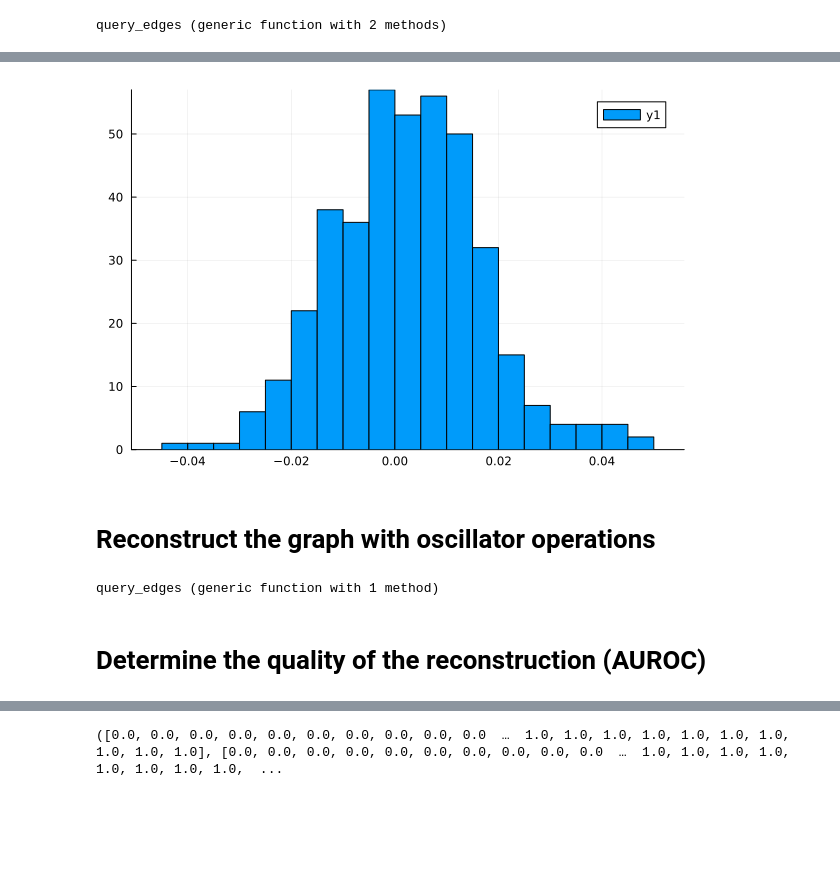
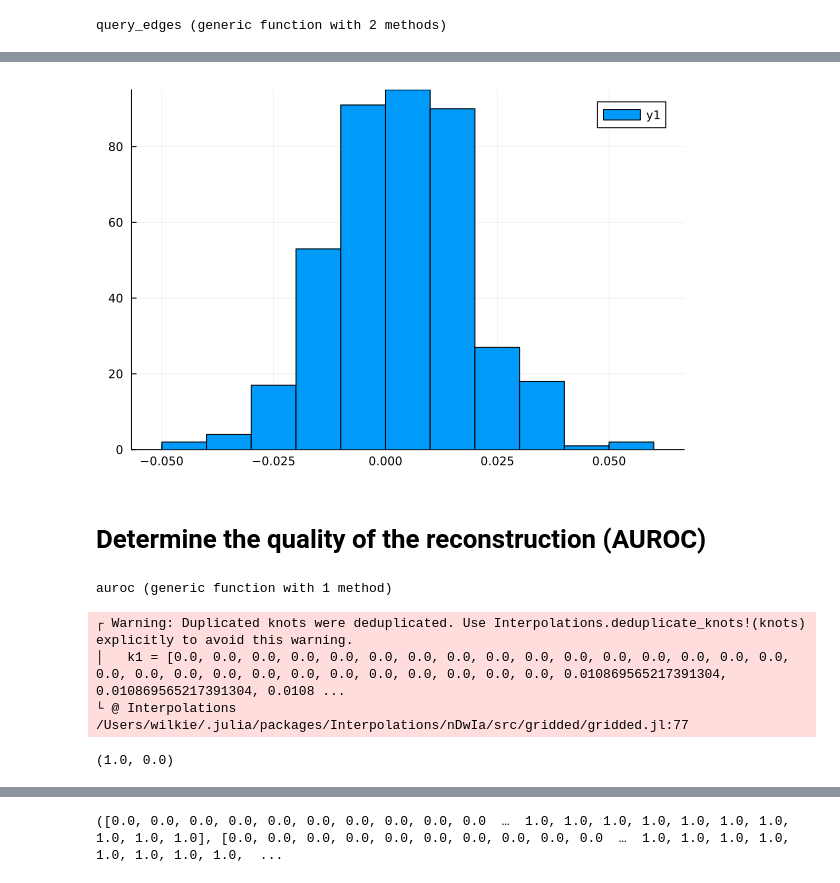
Before and after one commit to wilkieolin/phasor_julia, a Jupyter notebook: graph_demo.ipynb, the cells around one changed output, grey strips where cells are left out. Cells and saved outputs as stored; diff of their text form; code cells hidden in the pictures; blank space fills up the shorter version.

```diff
--- a/graph_demo.ipynb
+++ b/graph_demo.ipynb
@@ -98,9 +105,10 @@ Neuron parameters: Period 1.0 (s)
 Current kernel duration: 0.01 (s)
 Threshold: 0.02 (V)
 # %%
-function graph_to_vector(graph::AbstractMatrix, node_values::AbstractMatrix, nd::Int, spk_args::SpikingArgs; repeats::Int=3)
+function graph_to_vector(graph::AbstractMatrix, node_values::AbstractMatrix, spk_args::SpikingArgs; repeats::Int=5)
     @assert size(graph,1) == size(graph,2) "Takes an adjacency matrix as the input"
     n = size(graph,1)
+    nd = size(node_values, 2)
 
     #slice each node symbol into a spike train
     train_values = [phase_to_train(reshape(node, (1,:)), spk_args, repeats=repeats) for node in eachslice(node_values, dims=1)]
@@ -132,6 +140,6 @@ end
 # %% [output]
 graph_to_vector (generic function with 2 methods)
 # %%
-nvt1, gvt1, tspan = graph_to_vector(g1, nv1, 1024, sa, repeats=5)
+nvt1, gvt1, tspan = graph_to_vector(g1, nv1, sa, repeats=5)
 # %% [output]
 (SpikeTrain[Spike Train: (1, 1024) with 5120 spikes., Spike Train: (1, 1024) with 5120 spikes., Spike Train: (1, 1024) with 5120 spikes., Spike Train: (1, 1024) with 5120 spikes., Spike Train: (1, 102 ...
@@ -196,7 +186,5 @@ qst = unbind(gv1, nv1[1:1,:])
 # %%
 function query_edges(graph::SpikeTrain, nodes::Vector{<:SpikeTrain}, spk_args::SpikingArgs, tspan::Tuple{<:Real, <:Real})
-
-
     all_nodes = vcat_trains(nodes)
 
     function query_edge(node)
@@ -205,7 +193,8 @@ function query_edges(graph::SpikeTrain, nodes::Vector{<:SpikeTrain}, spk_args::S
         return s
     end
 
-    return map(query_edge, nodes)
+    similarity = map(query_edge, nodes)
+    adj_rec = stack(map(x -> last.(x), similarity))[1,:,:]
 
     return adj_rec
 end
@@ -218,3 +203,4 @@ maximum(getfield.(nvt1, :offset))
 # %%
-r = query_edges(gvt1, nvt1, sa, tspan)
+rec2 = query_edges(gvt1, nvt1, sa, tspan)
+heatmap(rec2)
 # %% [output]
@@ -265,26 +208,22 @@ heatmap(sop[1,:,:])
 # %%
-histogram((rec1 .- sop[1,:,:])|> vec)
+histogram((rec1 .- rec2)|> vec)
 # %% [output]
-[figure, old version]
+[figure, new version]
-# %% [markdown]
-# Reconstruct the graph with oscillator operations
-# %%
-function query_edges_osc(graph::AbstractMatrix, nodes::AbstractMatrix)
-    n = size(nodes, 1)
-    nd = size(graph, 2)
-
-    adj_rec = zeros(Float64, n, n)
-    for (i,node) in enumerate(eachslice(nodes, dims=1))
-        #add a dimension for consistency
-        node = reshape(node, (1, :))
-        query = unbind(graph, node)
-        s = similarity_outer(query, nodes, dims=1) |> vec
-        adj_rec[i,:] = s
-    end
-
-    return adj_rec
-end
-# %% [output]
-query_edges (generic function with 1 method)
 # %% [markdown]
 # Determine the quality of the reconstruction (AUROC)
+# %%
+function auroc(graph::AbstractMatrix, reconstruction::AbstractMatrix)
+    tpr, fpr = tpr_fpr(vec(reconstruction), vec(graph))
+    roc_fn = interpolate_roc((tpr, fpr))
+    auc, err = quadgk(x -> roc_fn(x), 0.0, 1.0)
+    return auc, err
+end
+# %% [output]
+auroc (generic function with 1 method)
+# %%
+auroc(g1, rec1)
+# %% [output]
+┌ Warning: Duplicated knots were deduplicated. Use Interpolations.deduplicate_knots!(knots) explicitly to avoid this warning.
+│   k1 = [0.0, 0.0, 0.0, 0.0, 0.0, 0.0, 0.0, 0.0, 0.0, 0.0, 0.0, 0.0, 0.0, 0.0, 0.0, 0.0, 0.0, 0.0, 0.0, 0.0, 0.0, 0.0, 0.0, 0.0, 0.0, 0.0, 0.0, 0.0, 0.010869565217391304, 0.010869565217391304, 0.0108 ...
+└ @ Interpolations /Users/wilkie/.julia/packages/Interpolations/nDwIa/src/gridded/gridded.jl:77
+(1.0, 0.0)
```
Also changed, not shown: parts of 30 cells of this notebook, 1 other file.
